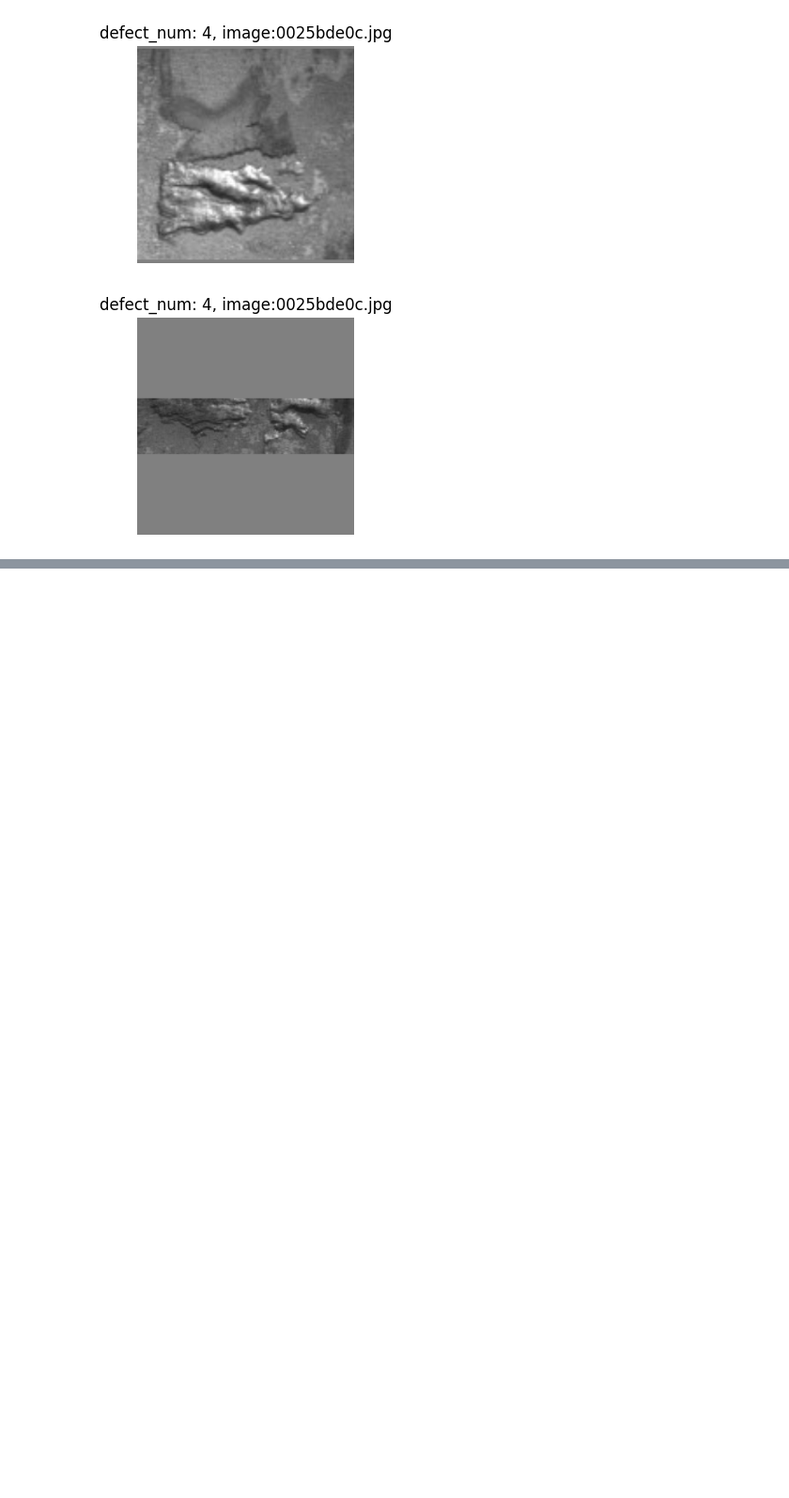
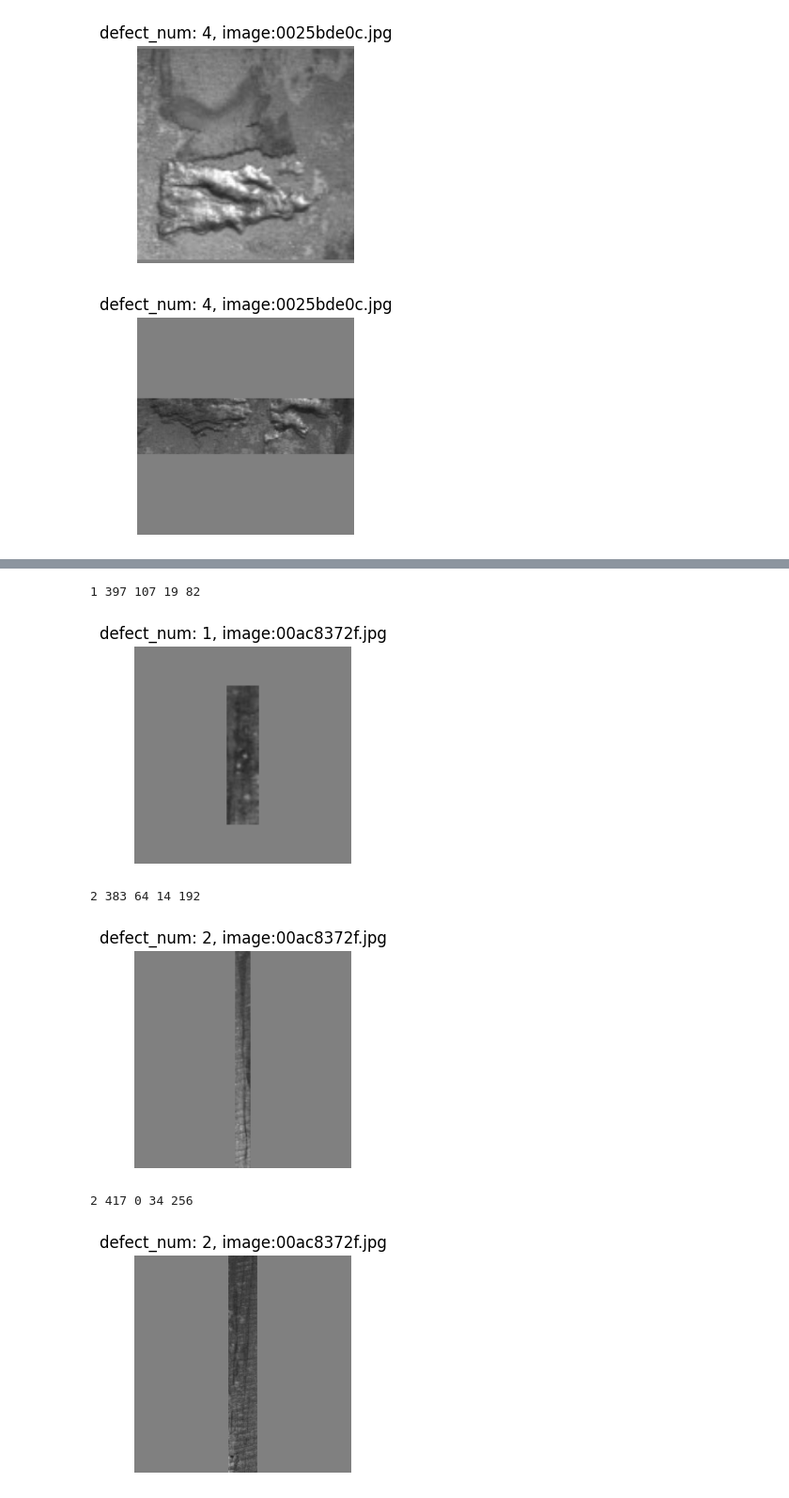
Before and after one commit to June222/capstone-2023-1-02, a Jupyter notebook: AI/Data-preprocessing/data_preprocessing_V3.ipynb, the cells around one changed output, grey strips where cells are left out. Shown at 94% size. Drawn from its saved outputs; the diff is of its cells as text; code cells hidden in the pictures; blank space fills up the shorter version.

```diff
--- a/AI/Data-preprocessing/data_preprocessing_V3.ipynb
+++ b/AI/Data-preprocessing/data_preprocessing_V3.ipynb
@@ -196,0 +298,9 @@ show_mask_image_v1(5)
+# %%
+show_mask_image_v2(18)
+# %% [output]
+1 397 107 19 82
+[figure, added]
+2 383 64 14 192
+[figure, added]
+2 417 0 34 256
+[figure, added]
```
Also changed, not shown: parts of 5 cells of this notebook.
